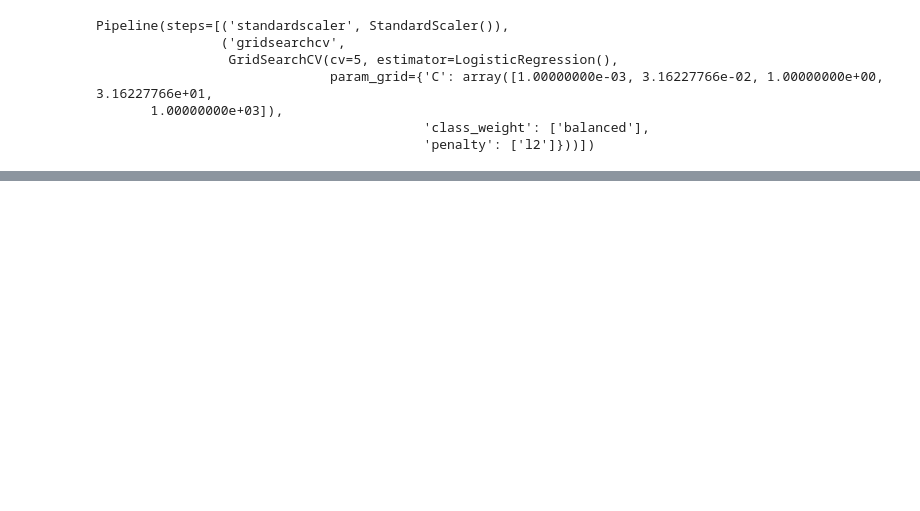
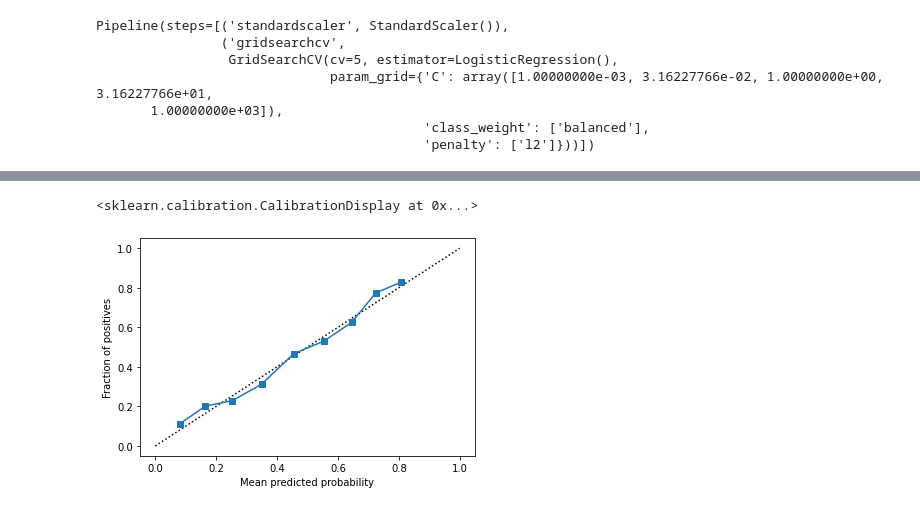
Before and after one commit to ystreicher/SpotifyNEM2022, a Jupyter notebook: notebooks/exp006_logistic.ipynb, the cells around one changed output, grey strips where cells are left out. Saved outputs shown, nothing was run; the diff lists cells and outputs as text; code cells hidden in the pictures; blank space fills up the shorter version.

```diff
--- a/notebooks/exp006_logistic.ipynb
+++ b/notebooks/exp006_logistic.ipynb
@@ -177,0 +206,8 @@ weighted avg       0.88      0.59      0.67    151337
+# %%
+y_prob = pipe.predict_proba(X_test)[:, 1]
+prob_true, prob_pred = calibration_curve(y_test, y_prob, n_bins=10)
+disp = CalibrationDisplay(prob_true, prob_pred, y_prob)
+disp.plot()
+# %% [output]
+<sklearn.calibration.CalibrationDisplay at 0x...>
+[figure, added]
```
Also changed, not shown: parts of 11 cells of this notebook, 2 other files.
